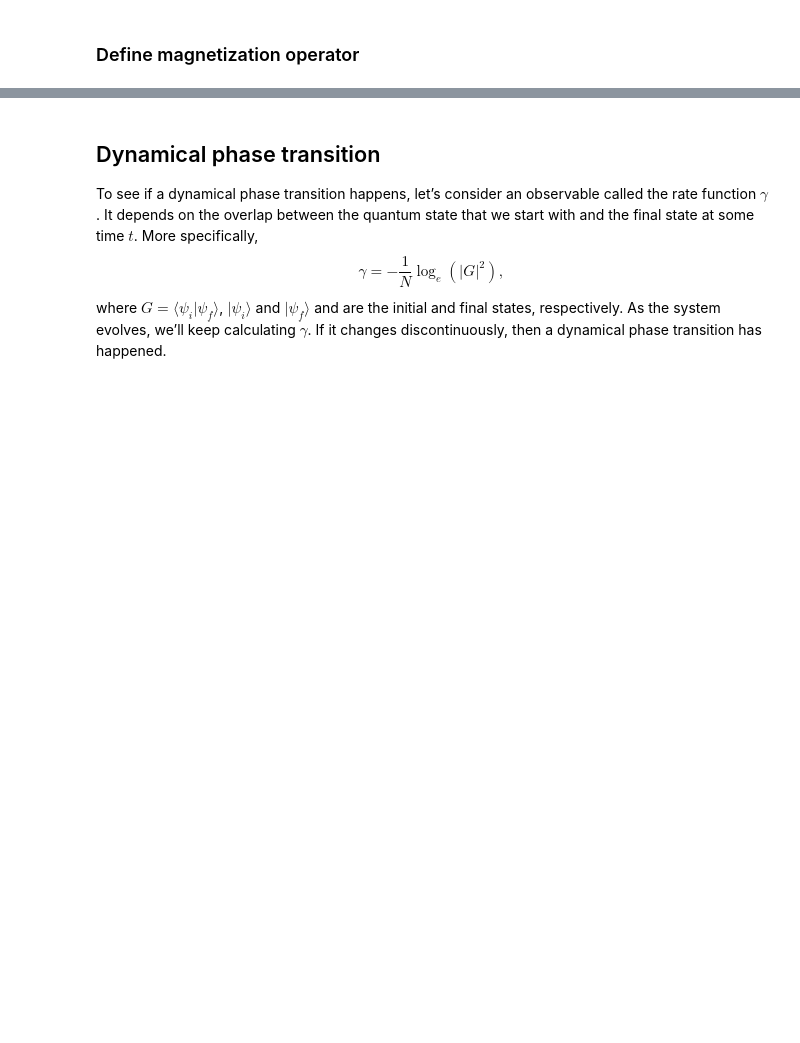
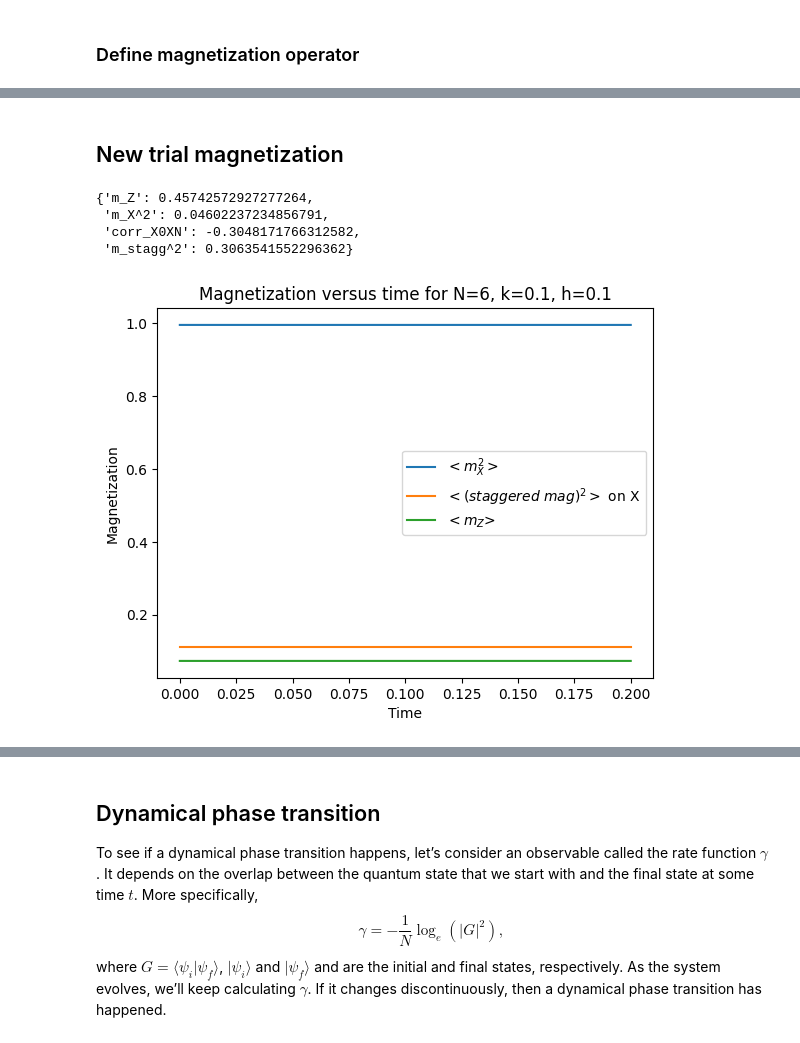
Before and after one commit to alexsockz/ANNNI-model-quantum-computing, a Jupyter notebook: src/ANNNI-TimeEv.ipynb, the cells around one changed output, grey strips where cells are left out. Cells and saved outputs as stored; diff of their text form; code cells hidden in the pictures; blank space fills up the shorter version.

```diff
--- a/src/ANNNI-TimeEv.ipynb
+++ b/src/ANNNI-TimeEv.ipynb
@@ -482,0 +389,2 @@ plt.show()
+# %% [markdown]
+## New trial magnetization
@@ -483,3 +497,20 @@ plt.show()
+# %%
+N = 5
+k = 1
+h = 0.2
+t=0
+
+H = get_H(N,k,h)
+H_matrix = qml.matrix(H)
+eigvals, eigvecs = np.linalg.eigh(H_matrix)
+ground_state_params = eigvecs[:, np.argmin(eigvals)]
+
+calculate_order_parameters(H,t,N,ground_state_params)
+# %% [output]
+{'m_Z': 0.45742572927277264,
+ 'm_X^2': 0.04602237234856791,
+ 'corr_X0XN': -0.3048171766312582,
+ 'm_stagg^2': 0.3063541552296362}
 # %%
 def kt_transition(k):
     """Kosterlitz-Thouless transition line"""
@@ -564,0 +537,35 @@ plt.show()
+# %%
+N = 6
+k = 0.1
+h = 0.1
+
+H = get_H(N, k, h)
+H_matrix = qml.matrix(H)
+eigvals, eigvecs = np.linalg.eigh(H_matrix)
+ground_state_params = eigvecs[:, np.argmin(eigvals)]
+
+
+# Calculate magnetization over time
+deltaT = 0.05
+num_time_steps = 5
+
+mag_z_list = []
+mag_x2_list = []
+mag_stag_list = []
+for i in range(num_time_steps):
+    mags = calculate_order_parameters(H, i * deltaT, N, ground_state_params)
+    mag_z_list.append(mags["m_Z"])
+    mag_x2_list.append(mags["m_X^2"])
+    mag_stag_list.append(mags["m_stagg^2"])
+plt.plot(np.linspace(0, deltaT * (num_time_steps-1), num_time_steps), mag_x2_list, label=f'$<m_X^2>$')
+plt.plot(np.linspace(0, deltaT * (num_time_steps-1), num_time_steps), mag_stag_list, label=f'$<(staggered$ $mag)^2>$ on X')
+plt.plot(np.linspace(0, deltaT * (num_time_steps-1), num_time_steps), mag_z_list, label=f'$<m_Z$>')
+
+
+plt.xlabel("Time")
+plt.ylabel("Magnetization")
+plt.title(f"Magnetization versus time for N={N}, k={k}, h={h:.2}")
+plt.legend()
+plt.show()
+# %% [output]
+[figure, added]
```
Also changed, not shown: parts of 12 cells of this notebook.
